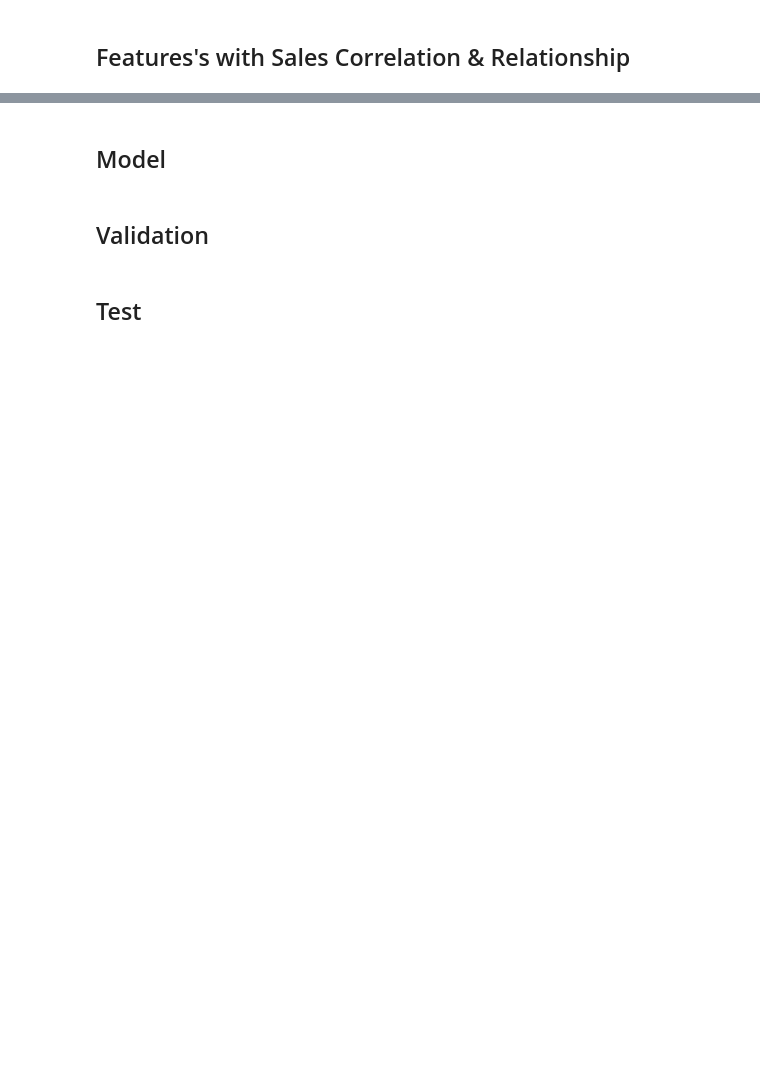
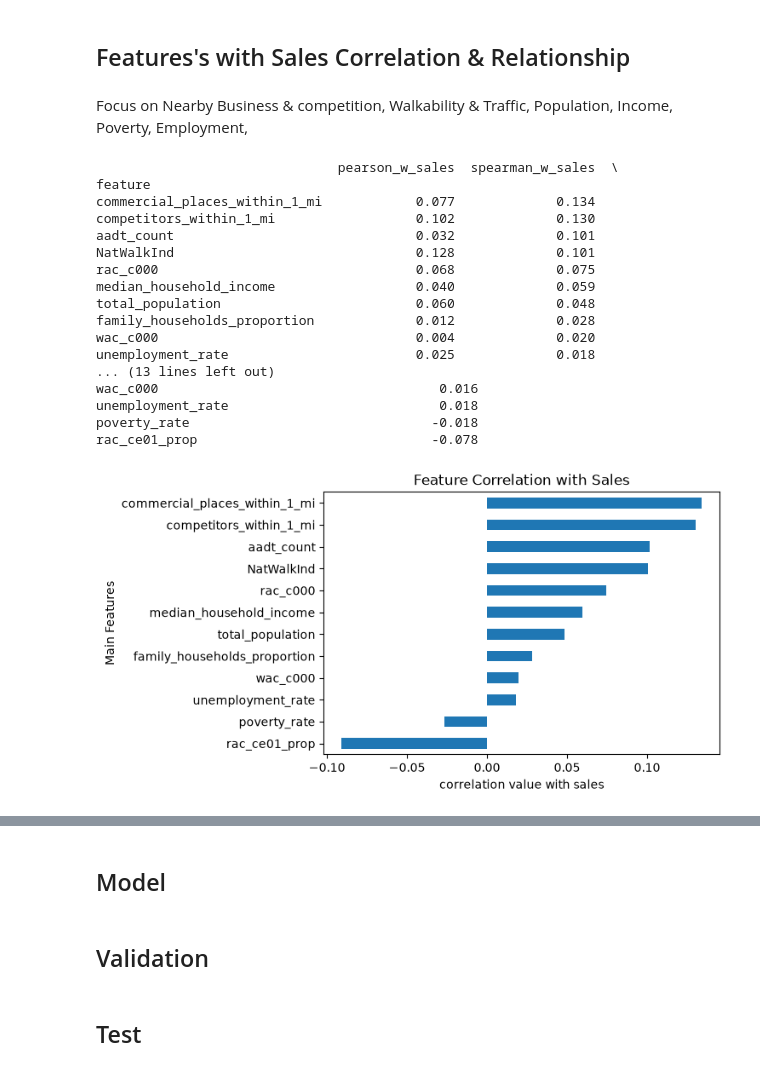
Before and after one commit to Ransommac13/mads_milestone_two, a Jupyter notebook: EDA/supervised_eda.ipynb, the cells around one changed output, grey strips where cells are left out. Cells and saved outputs as stored; diff of their text form; code cells hidden in the pictures; blank space fills up the shorter version.

Commit message:
update data overview supervised eda

```diff
--- a/EDA/supervised_eda.ipynb
+++ b/EDA/supervised_eda.ipynb
@@ -305,2 +350,53 @@ after log skew value: -0.64
 # %% [markdown]
 ## Features's with Sales Correlation & Relationship
+# %% [markdown]
+Focus on Nearby Business & competition, Walkability & Traffic, Population, Income, Poverty, Employment,
+# %%
+
+original_df = pd.read_parquet('../data/modeling/train_data.parquet').copy()
+log_avg_sales = np.log1p(df['avg_daily_sales'])
+rows = []
+
+main_features = ['competitors_within_1_mi',
+       'aadt_count','median_household_income', 'total_population', 'poverty_rate','unemployment_rate',
+       'family_households_proportion', 'NatWalkInd', 'commercial_places_within_1_mi', 'rac_c000', 'rac_ce01_prop', 'wac_c000'
+       ]
+
+for features in main_features:
+    x = pd.to_numeric(original_df[features], errors='coerce')
+    rows.append({
+        'feature': features,
+        'pearson_w_sales': x.corr(target, method='pearson'),
+        'spearman_w_sales': x.corr(target, method='spearman'),
+        'person_log_w_sales': x.corr(np.log1p(target))
+    }
+    )
+correlation_table = pd.DataFrame(rows).set_index('feature')
+print(correlation_table.round(3).sort_values('spearman_w_sales', ascending=False))
+
+corr_spearman = df[main_features].corrwith(log_avg_sales, method="spearman").sort_values()
+corr_spearman.plot.barh(figsize=(6,4),)
+
+plt.title("Feature Correlation with Sales")
+plt.ylabel("Main Features")
+plt.xlabel("correlation value with sales")
+plt.show()
+# %% [output]
+                               pearson_w_sales  spearman_w_sales  \
+feature
+commercial_places_within_1_mi            0.077             0.134
+competitors_within_1_mi                  0.102             0.130
+aadt_count                               0.032             0.101
+NatWalkInd                               0.128             0.101
+rac_c000                                 0.068             0.075
+median_household_income                  0.040             0.059
+total_population                         0.060             0.048
+family_households_proportion             0.012             0.028
+wac_c000                                 0.004             0.020
+unemployment_rate                        0.025             0.018
+... (13 lines left out)
+wac_c000                                    0.016
+unemployment_rate                           0.018
+poverty_rate                               -0.018
+rac_ce01_prop                              -0.078
+[figure, added]
```
Also changed, not shown: parts of 11 cells of this notebook.
